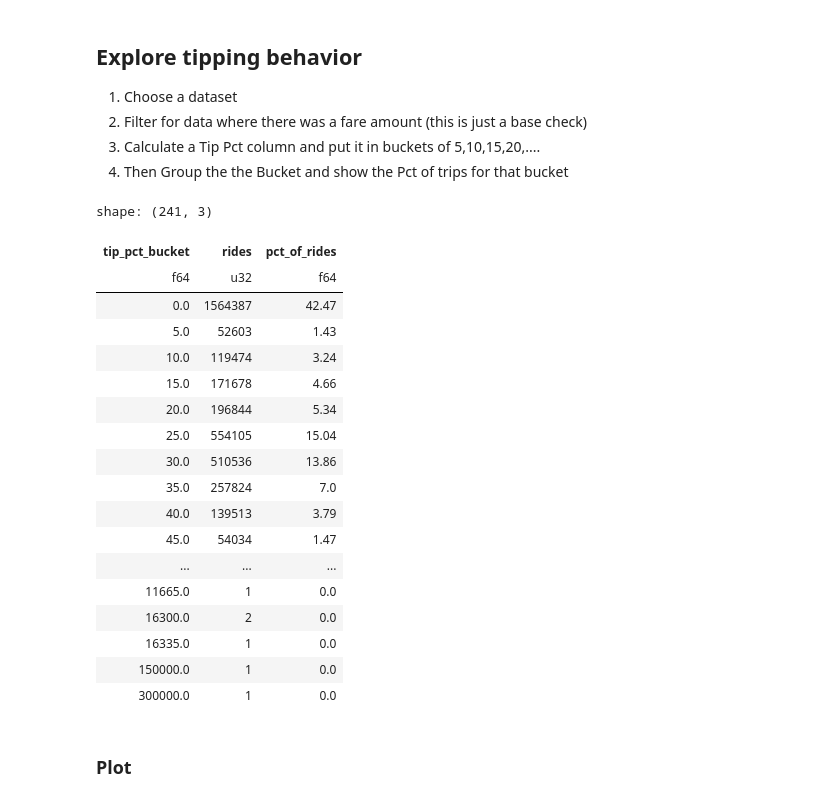
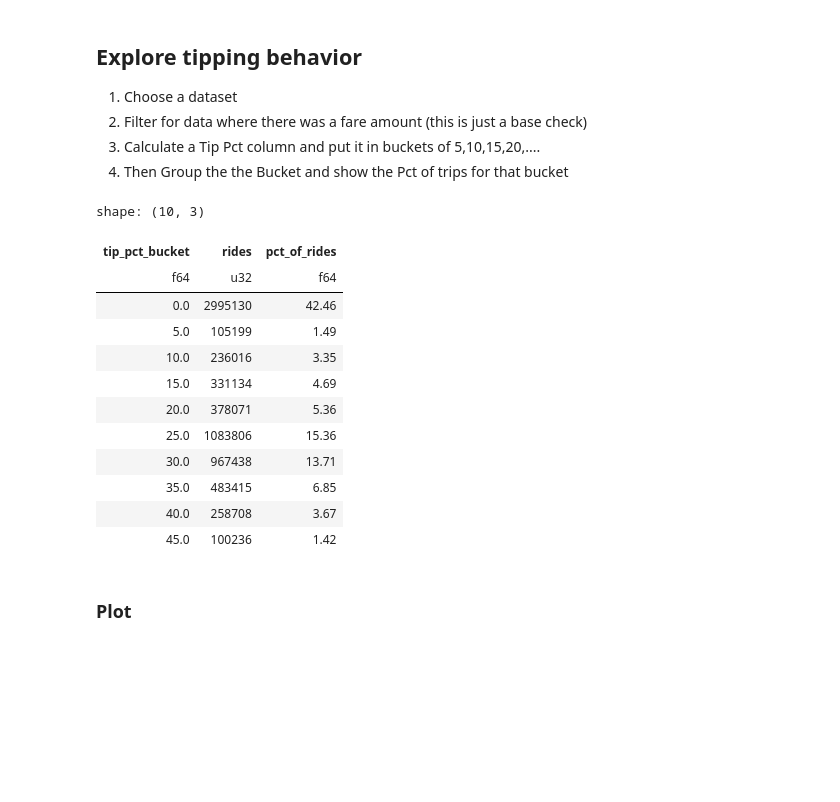
Before and after one commit to rupendrab/polars_exploration, a Jupyter notebook: notebooks/Taxi_Analysis.ipynb, the cells around one changed output. Drawn from its saved outputs; the diff is of its cells as text; code cells hidden in the pictures; blank space fills up the shorter version.

```diff
--- a/notebooks/Taxi_Analysis.ipynb
+++ b/notebooks/Taxi_Analysis.ipynb
@@ -284,45 +315,39 @@ shape: (59, 4)
 4. Then Group the the Bucket and show the Pct of trips for that bucket
 # %%
 result = (
-    get_data("yellow", 2026, 1)
+    get_data("yellow", 2026, [1,2])
     .filter(pl.col("fare_amount") > 0)
     .with_columns(
         (((pl.col("tip_amount") / pl.col("fare_amount")) * 100) / 5)
         .round()
         .mul(5)
         .alias("tip_pct_bucket")
     )
     .group_by("tip_pct_bucket")
     .agg(pl.len().alias("rides"))
     .with_columns(
         (pl.col("rides") / pl.col("rides").sum() * 100).round(2).alias("pct_of_rides")
     )
     .sort("tip_pct_bucket")
     .collect()
 )
 
-with pl.Config(tbl_rows=min(50, result.height)):
-    display(result)
+with pl.Config(tbl_rows=min(15, result.height)):
+    display(result.filter(pl.col("pct_of_rides") >= 1))
 # %% [output]
-shape: (241, 3)
+shape: (10, 3)
 | tip_pct_bucket | rides | pct_of_rides |
 | f64 | u32 | f64 |
-| 0.0 | 1564387 | 42.47 |
-| 5.0 | 52603 | 1.43 |
-| 10.0 | 119474 | 3.24 |
-| 15.0 | 171678 | 4.66 |
-| 20.0 | 196844 | 5.34 |
-| 25.0 | 554105 | 15.04 |
-| 30.0 | 510536 | 13.86 |
-| 35.0 | 257824 | 7.0 |
-| 40.0 | 139513 | 3.79 |
-| 45.0 | 54034 | 1.47 |
-| ... | ... | ... |
-| 11665.0 | 1 | 0.0 |
-| 16300.0 | 2 | 0.0 |
-| 16335.0 | 1 | 0.0 |
-| 150000.0 | 1 | 0.0 |
-| 300000.0 | 1 | 0.0 |
+| 0.0 | 2995130 | 42.46 |
+| 5.0 | 105199 | 1.49 |
+| 10.0 | 236016 | 3.35 |
+| 15.0 | 331134 | 4.69 |
+| 20.0 | 378071 | 5.36 |
+| 25.0 | 1083806 | 15.36 |
+| 30.0 | 967438 | 13.71 |
+| 35.0 | 483415 | 6.85 |
+| 40.0 | 258708 | 3.67 |
+| 45.0 | 100236 | 1.42 |
 # %% [markdown]
 ### Plot
 # %%
```
Also changed, not shown: parts of 7 cells of this notebook, 6 other files.
